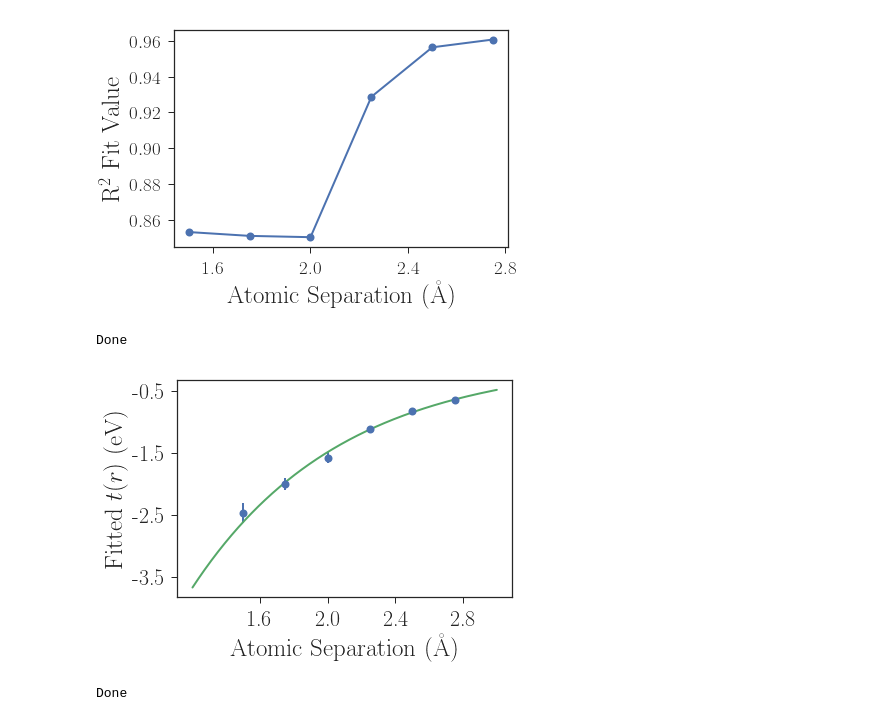
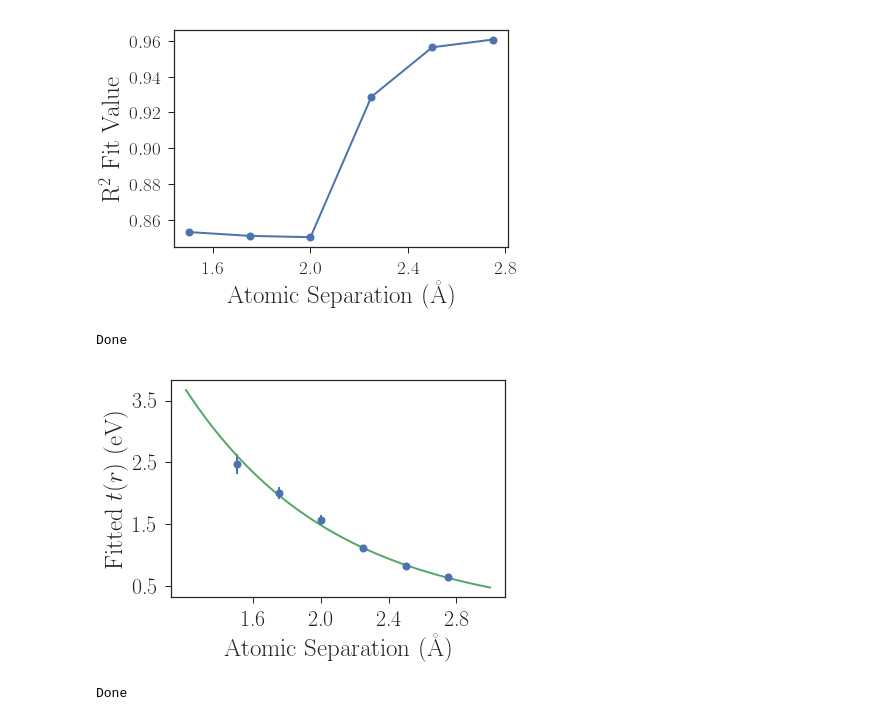
Before and after one commit to hiteshjc/Downfolding, a Jupyter notebook: hchain_data/kiel/h_chain_combine.ipynb, the cells around one changed output. Drawn from its saved outputs; the diff is of its cells as text; code cells hidden in the pictures.

```diff
--- a/hchain_data/kiel/h_chain_combine.ipynb
+++ b/hchain_data/kiel/h_chain_combine.ipynb
@@ -91,7 +56,7 @@ Done
 from scipy.optimize import least_squares
 evc=27.2114
 func_choice='pbe'
-lengths=[1.5, 1.75, 2.0, 2.25, 2.5, 2.75]
+lengths=[1.50, 1.75, 2.0, 2.25, 2.5, 2.75]
 dat_func=dat[ dat['functional']==func_choice ]
 plt.rc('text', usetex=True)
 plt.rc('font', family='serif')
@@ -131,7 +96,7 @@ r2_hold=[]
 
 fs=25    #Fontsize of axis labels
 tfs=22   #Fontsize of tick labels
-afs=15   #Fontsize of annotated text
+afs=20   #Fontsize of annotated text
 
 #####################################################
 
@@ -144,7 +109,7 @@ for k in range(len(parameters)-1):
 for ln in range(len(lengths)):
     plt.figure(ln)
     length=lengths[ln]
-    dat_func=dat[ dat['Length']==np.str(length) ]
+    dat_func=dat[ dat['Length']==length ]
     descrip=np.zeros((len(dat_func['Constant']), len(parameters)))
     for i,p in enumerate(parameters):
         descrip[:,i]=np.array(dat_func[p])
@@ -171,23 +136,27 @@ for ln in range(len(lengths)):
     plt.xlim([-150, -115])
     plt.ylim([-150, -115])
 
-    plt.title('Atomic Separation (\AA): '+np.str(length), fontsize=fs-5)
+#    plt.title('Atomic Separation (\AA): '+np.str(length), fontsize=fs-5)
 
-    capy=0.9
+    capy=0.88
     for k in range(1,len(parameters)):
-        plt.annotate("$"+par_names[k]+"$ = "+np.str(np.round(res_lin.x[k], 3)), xy=(0.1,capy), xycoords='axes fraction', fontsize=afs)
-        capy-=0.1
+        plt.annotate("$"+par_names[k]+"$ = "+np.str(np.round(np.abs(res_lin.x[k]), 2))+" eV", xy=(0.07,capy), xycoords='axes fraction', fontsize=afs)
+        capy-=0.12
 
-    plt.annotate("RMS Err. = "+np.str(np.round(rms, 3)), xy=(0.1,capy), xycoords='axes fraction', fontsize=afs)
+    plt.annotate(" $\Delta E_{rms}$ = "+np.str(np.round(rms, 2))+" eV", xy=(0.07,capy), xycoords='axes fraction', fontsize=afs)
     rms_hold.append(rms)
+
+    capy-=0.1
+    plt.annotate("Atomic Separation = "+np.str(np.round(length, 2))+" \AA", xy=(0.27,0.07), xycoords='axes fraction', fontsize=afs)
+
 
     for n in range(len(parameters)-1):
       param_hold[n].append(res_lin.x[n+1])
 
+#    plt.savefig('H_chain_fit_model_length'+np.str(length)+'_'+np.str(filemod)+'.ps', bbox_inches='tight')
+    plt.savefig('H_chain_fit_model_length'+np.str(length)+'_'+np.str(filemod)+'.pdf', bbox_inches='tight')
+#    plt.savefig('H_chain_fit_model_length'+np.str(length)+'_'+np.str(filemod)+'.eps', bbox_inches='tight')
     plt.savefig('H_chain_fit_model_length'+np.str(length)+'_'+np.str(filemod)+'.png', dpi=200, bbox_inches='tight')
-    plt.savefig('H_chain_fit_model_length'+np.str(length)+'_'+np.str(filemod)+'.ps', bbox_inches='tight')
-    plt.savefig('H_chain_fit_model_length'+np.str(length)+'_'+np.str(filemod)+'.pdf', bbox_inches='tight')
-
 
 
 
@@ -277,7 +246,7 @@ lengths=[1.5, 1.75, 2.0, 2.25, 2.5, 2.75]
 dat_func=dat[ dat['functional']==func_choice ]
 
 for il,l in enumerate(lengths):
-    dat_L=dat_func[ dat_func['Length']==np.str(l) ]
+    dat_L=dat_func[ dat_func['Length']==l ]
     x=fit_dataframe(DM_terms,dat_L)
     mod,X,Y=fit_dataframe_ols(DM_terms,dat_L)
     r2=mod.rsquared
@@ -297,10 +266,11 @@ plt.plot(lengths, r2_hold, linewidth=lw+2, marker='o', markersize=ms-2, mew=2)
 plt.xlabel('Atomic Separation (\AA)', fontsize=fs)
 plt.ylabel('{R}$^2$ Fit Value', fontsize=fs)
 plt.xticks(length_ticks, length_ticks, fontsize=tfs-3)
+#plt.title('Title', fontsize=fs)
 plt.yticks(fontsize=tfs-3)
 plt.savefig('r2_ut_vs_separation_h_chain.pdf', bbox_inches='tight')
+plt.savefig('r2_ut_vs_separation_h_chain.eps', bbox_inches='tight')
 plt.savefig('r2_ut_vs_separation_h_chain.png', bbox_inches='tight', dpi=200)
-plt.savefig('r2_ut_vs_separation_h_chain.eps', bbox_inches='tight')
 
 print('Done')
 # %% [output]
@@ -356,7 +326,7 @@ lengths=[1.5, 1.75, 2.0, 2.25, 2.5, 2.75]
 dat_func=dat[ dat['functional']==func_choice ]
 
 for il,l in enumerate(lengths):
-    dat_L=dat_func[ dat_func['Length']==np.str(l) ]
+    dat_L=dat_func[ dat_func['Length']==l ]
     x=fit_dataframe(DM_terms,dat_L)
     mod,X,Y=fit_dataframe_ols(DM_terms,dat_L)
     E_ab=x[2]
@@ -370,40 +340,40 @@ for il,l in enumerate(lengths):
 t_values=params['t']['Value']
 t_err=params['t']['Error']
 
-t_ticks=[-3.5,-2.5,-1.5,-0.5]
+t_ticks=[3.5,2.5,1.5,0.5]
 
 curve_param, curve_cov =curve_fit(lambda t,a,b: a*np.exp(-1*t/b),  lengths,  evc*np.array(t_values), p0=(1,1), sigma=t_err)
 
 curve_std=np.sqrt(np.diag(curve_cov))
 
 a_fit=curve_param[0]
 b_fit=curve_param[1]
 
 x_fit=np.linspace(1.2,3,500)
 y_fit=(a_fit*np.exp(-1*x_fit/b_fit))
 
 
-plt.errorbar(lengths, evc*np.array(t_values), yerr=t_err, elinewidth=2, linewidth=0, marker='o', markersize=ms-2, mew=2)
-plt.plot(x_fit, y_fit, linewidth=2, markersize=0, mew=2)
+plt.errorbar(lengths, -1*evc*np.array(t_values), yerr=t_err, elinewidth=2, linewidth=0, marker='o', markersize=ms-2, mew=2)
+plt.plot(x_fit, -1*y_fit, linewidth=2, markersize=0, mew=2)
 plt.xlabel('Atomic Separation (\AA)', fontsize=fs)
 plt.ylabel('Fitted  $t(r)$ (eV)', fontsize=fs)
 plt.xticks(length_ticks, length_ticks, fontsize=tfs)
 plt.yticks(t_ticks, t_ticks, fontsize=tfs)
 #plt.title('Fitted $t$ Values vs. Separation, H$_{10}$ Chain, PBE', fontsize=fs)
 
 capy=0.85
 round_num=2
 #plt.annotate("$t (r) = t_0 \: e^{-r / r_0 }$", xy=(0.1,capy), xycoords='axes fraction', fontsize=18)
 #plt.annotate("$ t_0 =$ "+np.str(np.round(curve_param[0], round_num))+" ("+np.str(np.round(curve_std[0], round_num))+") eV", xy=(0.5,0.30), xycoords='axes fraction', fontsize=15)
 #plt.annotate("$ r_0 =$ "+np.str(np.round(curve_param[1], round_num))+" ("+np.str(np.round(curve_std[1], round_num))+") \AA", xy=(0.5,0.20), xycoords='axes fraction', fontsize=15)
 
 plt.savefig('fitted_t_values_no_offset_h10_chain.pdf', bbox_inches='tight')
 plt.savefig('fitted_t_values_no_offset_h10_chain.png', bbox_inches='tight', dpi=200)
 
 print('Done')
 # %% [output]
 Done
-[figure, old version]
+[figure, new version]
 # %%
 # Fit U(r) to 1/r model, with fixed U0=13.6, minus electron affinity of hydrogen,
 # letting singularity position shift
```
Also changed, not shown: parts of 4 cells of this notebook, 1 other file.
